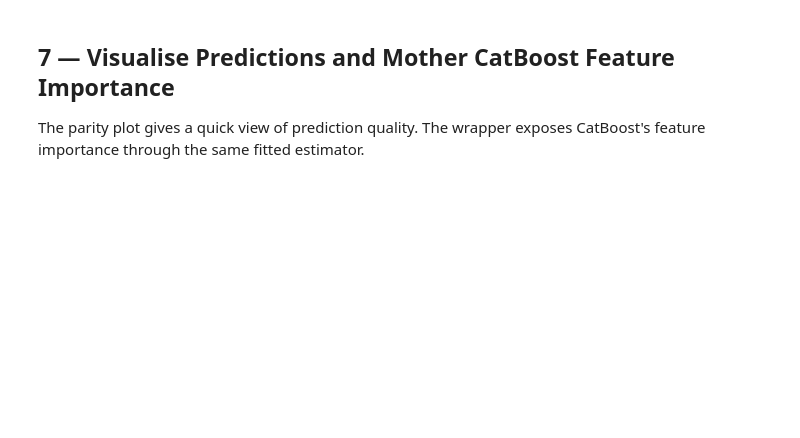
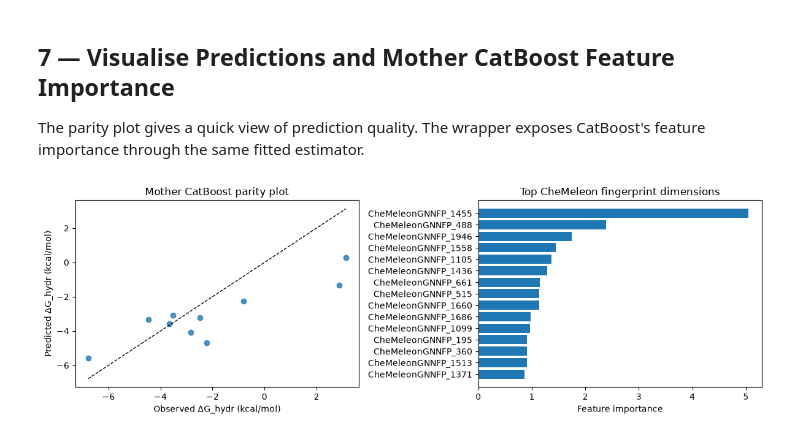
Before and after one commit to Bayer-Group/MotherML, a Jupyter notebook: examples/notebooks/05_advanced/06_chemeleon.ipynb, the cells around one changed output. Cells and saved outputs as stored; diff of their text form; code cells hidden in the pictures; blank space fills up the shorter version.

```diff
--- a/examples/notebooks/05_advanced/06_chemeleon.ipynb
+++ b/examples/notebooks/05_advanced/06_chemeleon.ipynb
@@ -78,8 +95,11 @@ Dataset: 50 molecules
 Now we simply `fit_transform` the RDKit molecules through our transformer.
 # %%
 mols_array = np.array(mols, dtype=object)
-fingerprints = fingerprinter.fit_transform(mols_array)
-print(f"✓ Fingerprint matrix shape: {fingerprints.shape}")  # (50, 2048)
+fingerprints = pd.DataFrame(
+    fingerprinter.fit_transform(mols_array),
+    columns=fingerprinter.get_feature_names_out(),
+)
+print(f"✓ Fingerprint matrix shape: {fingerprints.shape}")
 # %% [output]
 ✓ Fingerprint matrix shape: (50, 2048)
 # %% [markdown]
@@ -119,20 +143,22 @@ The parity plot gives a quick view of prediction quality. The wrapper exposes Ca
 # %%
 fig, axes = plt.subplots(1, 2, figsize=(12, 4))
 
 axes[0].scatter(y_test, y_pred, alpha=0.8)
 limits = [min(y_test.min(), y_pred.min()), max(y_test.max(), y_pred.max())]
 axes[0].plot(limits, limits, "k--", linewidth=1)
 axes[0].set_xlabel("Observed ΔG_hydr (kcal/mol)")
 axes[0].set_ylabel("Predicted ΔG_hydr (kcal/mol)")
 axes[0].set_title("Mother CatBoost parity plot")
 
 importance = mother_catboost_model.get_feature_importance()
 top_indices = np.argsort(importance)[-15:]
 axes[1].barh(np.arange(len(top_indices)), importance[top_indices])
 axes[1].set_yticks(np.arange(len(top_indices)))
-axes[1].set_yticklabels([f"fp_{index}" for index in top_indices])
+axes[1].set_yticklabels([mother_catboost_model.feature_names_[index] for index in top_indices])
 axes[1].set_xlabel("Feature importance")
 axes[1].set_title("Top CheMeleon fingerprint dimensions")
 
 plt.tight_layout()
 plt.show()
+# %% [output]
+[figure, added]
```
Also changed, not shown: parts of 7 cells of this notebook.
